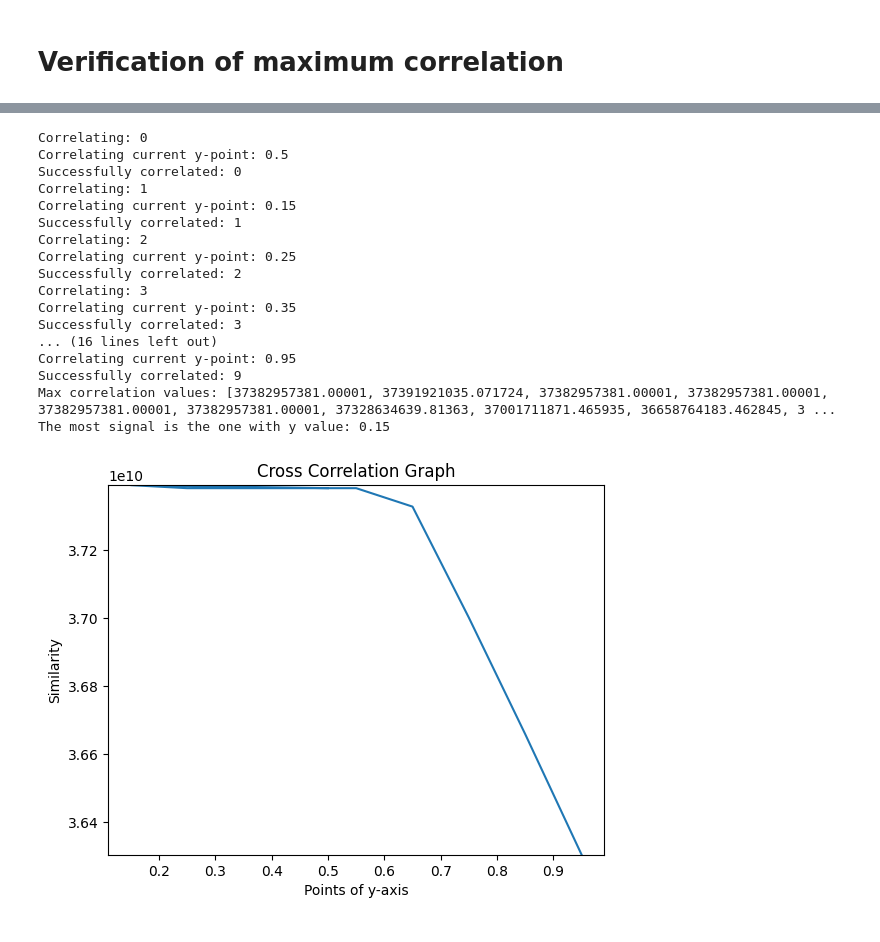
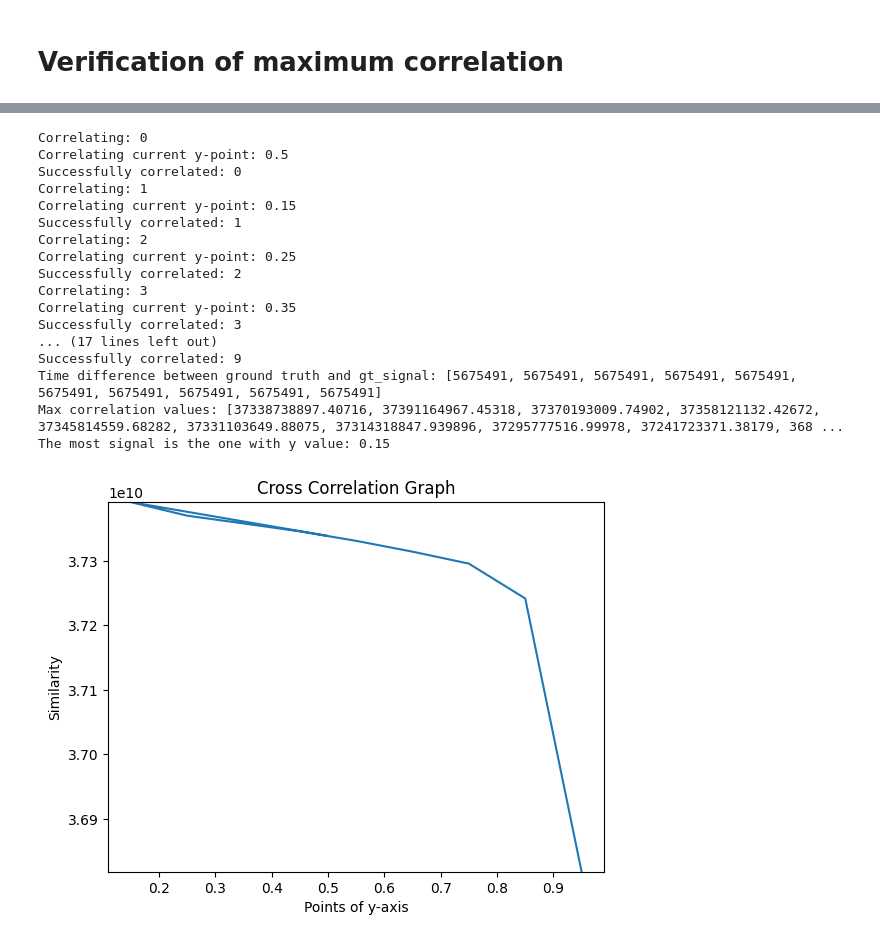
Before and after one commit to tjunjet/spatial_audio, a Jupyter notebook: codes/weighted_dist_tone.ipynb, the cells around one changed output, grey strips where cells are left out. Drawn from its saved outputs; the diff is of its cells as text; code cells hidden in the pictures.

```diff
--- a/codes/weighted_dist_tone.ipynb
+++ b/codes/weighted_dist_tone.ipynb
@@ -32,6 +32,7 @@ P = 4
 # Placing the ambisonic microphones in a triangle, this is the length of the
 # triangle (in meters)
 triangle_side = 1.28
+triangle_height = triangle_side * np.sqrt(3) / 2
 
 # Constants for the attenuation function
 frequency_dist_threshold = 0.9
@@ -323,7 +324,10 @@ y_m_p = np.array([
 
 # Interpolation point coordinates
 # interp_point = np.array([triangle_side / 2, (triangle_side * np.sqrt(3)) / 4])  # Ground truth point
-interp_point = np.array([triangle_side / 2, 0.15])
+
+# Experiment 2
+interp_point = np.array([triangle_side / 4, triangle_height / 4])
+# interp_point = np.array([triangle_side / 2, 0.15])
 print(f"Interpolated Point: {interp_point}")
 
 # Compute the distance for all samples at once (This is the d_m function)
@@ -401,3 +389,9 @@ from scipy.signal import butter, lfilter
+# %%
+# Note: We must change the data type to fit original audio type
+x_p = x_p.astype(np.int16)
+
+# Saving the interpolated point as a wave file
+wavfile.write('../output/output_centroid.wav', fs, x_p)
 # %%
 # Plotting the interpolated signal
 time_axis = np.arange(1, x_p.shape[0] + 1)
@@ -449,13 +434,28 @@ cross_corr_values = []
 # Getting the values of cross_correlations
 for i in range(num_points):
     y_point = points[i]
-    interp_point = np.array([triangle_side / 2, y_point])
+    interp_point = np.array([triangle_side / 4, y_point])
     print(f"Interpolated point: {interp_point}")
     distances = np.array([compute_distance(interp_point, m, triangle_side) for m in range(M)])
     print(f"Distances: {distances}")
+
     a_p_values = attenuation_and_rebalancing(distances[:, np.newaxis])
-    a_p_values_reshaped = a_p_values.T[:, :, np.newaxis]
-    x_p = np.sum(a_p_values_reshaped * y_m_p, axis=1)
+    print(f"Attenuation values: {a_p_values}")
+
+    f_c = distance_dependent_filtering(distances[:, np.newaxis])
+    print(f"Frequency filtering values: {f_c}")
+    y_m_p_filtered = np.zeros_like(y_m_p)
+
+    # Iterate over each microphone
+    for i in range(f_c.shape[0]):
+        # Design a low-pass FIR filter for the current microphone
+        h_filter = scipy.signal.firwin(num_taps, f_c[i, 0], fs=fs, pass_zero='lowpass')
+
+        # Apply the filter to each signal for the current microphone
+        for j in range(y_m_p.shape[0]):
+            y_m_p_filtered[j, i] = scipy.signal.convolve(y_m_p[j, i], h_filter, mode='same')  # 'same' keeps the output length the same as the input
+
+    x_p = np.sum(a_p_values * y_m_p_filtered, axis=1)
     x_p = x_p.T
     signals.append(x_p)
 # %% [output]
@@ -492,6 +489,7 @@ for signal in signals:
 
 # Identifying time shifts
 time_shifts = [np.argmax(cross_corr) - (len(gt_signal) - 1) for cross_corr in cross_corr_values]
+print(f"Time difference between ground truth and gt_signal: {time_shifts}")
 
 # Quantifying similarities
 max_corr_values = [np.max(cross_corr) for cross_corr in cross_corr_values]
@@ -515,22 +513,22 @@ Successfully correlated: 2
 Correlating: 3
 Correlating current y-point: 0.35
 Successfully correlated: 3
-... (16 lines left out)
-Correlating current y-point: 0.95
+... (17 lines left out)
 Successfully correlated: 9
-Max correlation values: [37382957381.00001, 37391921035.071724, 37382957381.00001, 37382957381.00001, 37382957381.00001, 37382957381.00001, 37328634639.81363, 37001711871.465935, 36658764183.462845, 3 ...
+Time difference between ground truth and gt_signal: [5675491, 5675491, 5675491, 5675491, 5675491, 5675491, 5675491, 5675491, 5675491, 5675491]
+Max correlation values: [37338738897.40716, 37391164967.45318, 37370193009.74902, 37358121132.42672, 37345814559.68282, 37331103649.88075, 37314318847.939896, 37295777516.99978, 37241723371.38179, 368 ...
 The most signal is the one with y value: 0.15
 # %%
 # Normalize the max_corr_values:
 
 # Plotting the graph
 plt.plot(points, max_corr_values)
-lower_bound = np.min(max_corr_values) - 0.0000000001
-upper_bound = np.max(max_corr_values) + 0.0000000001
+lower_bound = np.min(max_corr_values)
+upper_bound = np.max(max_corr_values)
 plt.ylim(lower_bound, upper_bound)
 plt.title("Cross Correlation Graph")
 plt.xlabel("Points of y-axis")
 plt.ylabel("Similarity")
 plt.show()
 # %% [output]
-[figure, old version]
+[figure, new version]
```
Also changed, not shown: parts of 7 cells of this notebook.
